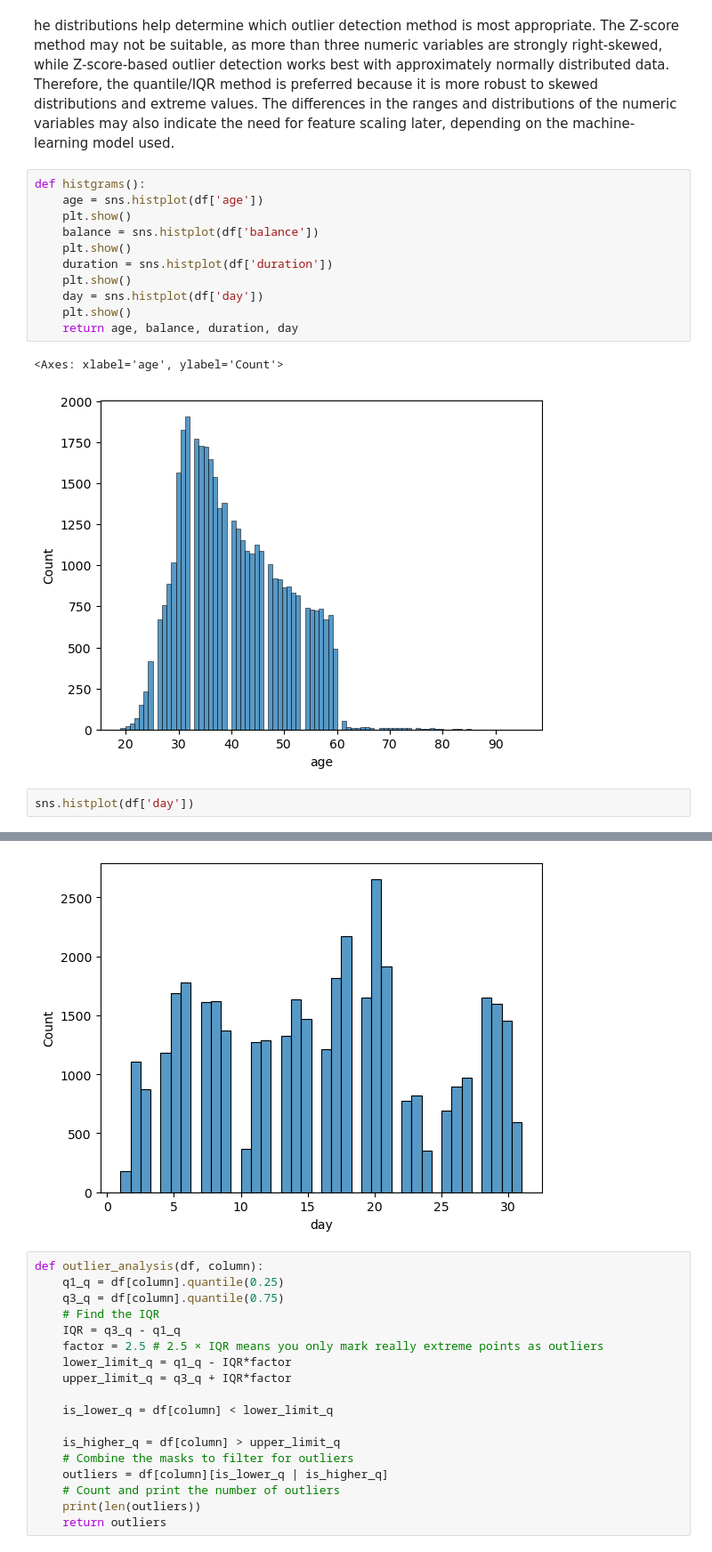
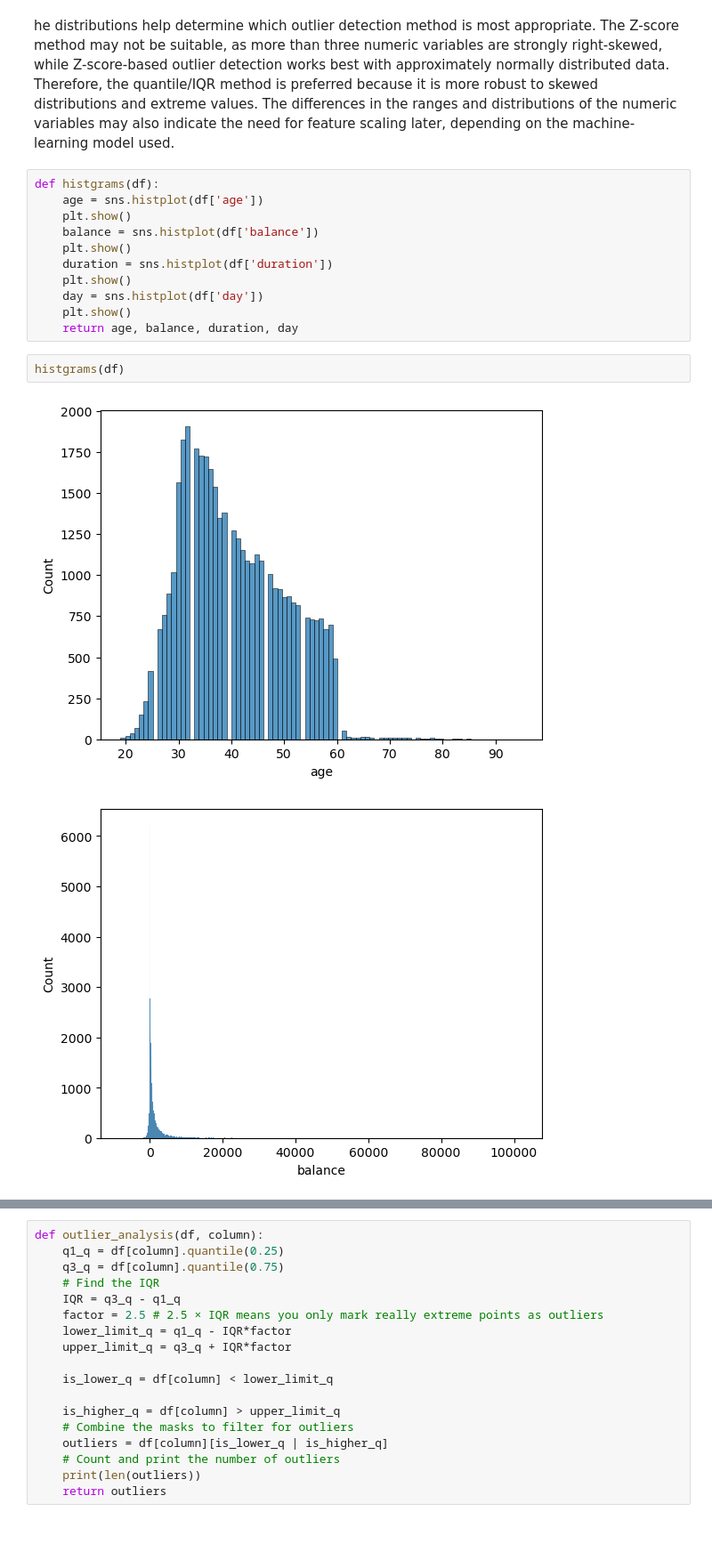
Before and after one commit to safwt-data/KeueOy0HlnKVjbzG, a Jupyter notebook: notebooks/credit (2).ipynb, the cells around one changed output, grey strips where cells are left out. Shown at 89% size. Cells and saved outputs as stored; diff of their text form.

```diff
--- a/notebooks/credit (2).ipynb
+++ b/notebooks/credit (2).ipynb
@@ -174,7 +198,7 @@ Using mode imputation for the contact variable may introduce bias because approx
 # %% [markdown]
 he distributions help determine which outlier detection method is most appropriate. The Z-score method may not be suitable, as more than three numeric variables are strongly right-skewed, while Z-score-based outlier detection works best with approximately normally distributed data. Therefore, the quantile/IQR method is preferred because it is more robust to skewed distributions and extreme values. The differences in the ranges and distributions of the numeric variables may also indicate the need for feature scaling later, depending on the machine-learning model used.
 # %%
-def histgrams():
+def histgrams(df):
     age = sns.histplot(df['age'])
     plt.show()
     balance = sns.histplot(df['balance'])
@@ -184,9 +208,8 @@ def histgrams():
     day = sns.histplot(df['day'])
     plt.show()
     return age, balance, duration, day
-# %% [output]
-<Axes: xlabel='age', ylabel='Count'>
-[figure, removed]
 # %%
-sns.histplot(df['day'])
+histgrams(df)
 # %% [output]
+[figure, new version]
+[figure, added]
@@ -194,4 +222,3 @@ sns.histplot(df['day'])
-[figure, old version]
 # %%
 def outlier_analysis(df, column):
     q1_q = df[column].quantile(0.25)
```
Also changed, not shown: parts of 19 cells of this notebook.
